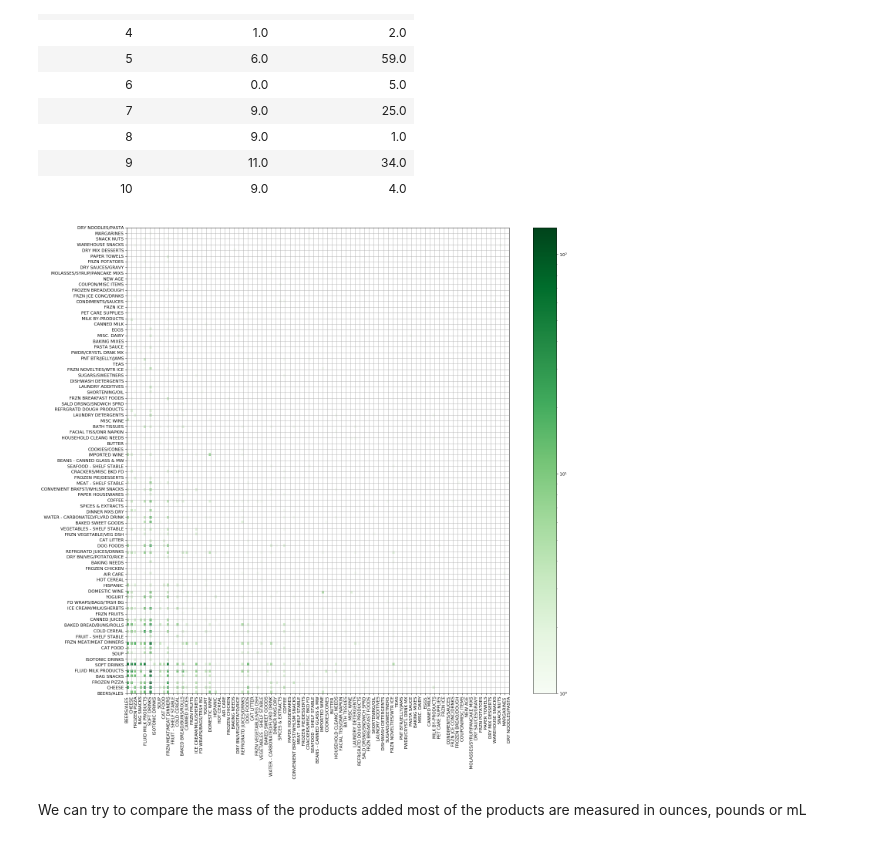
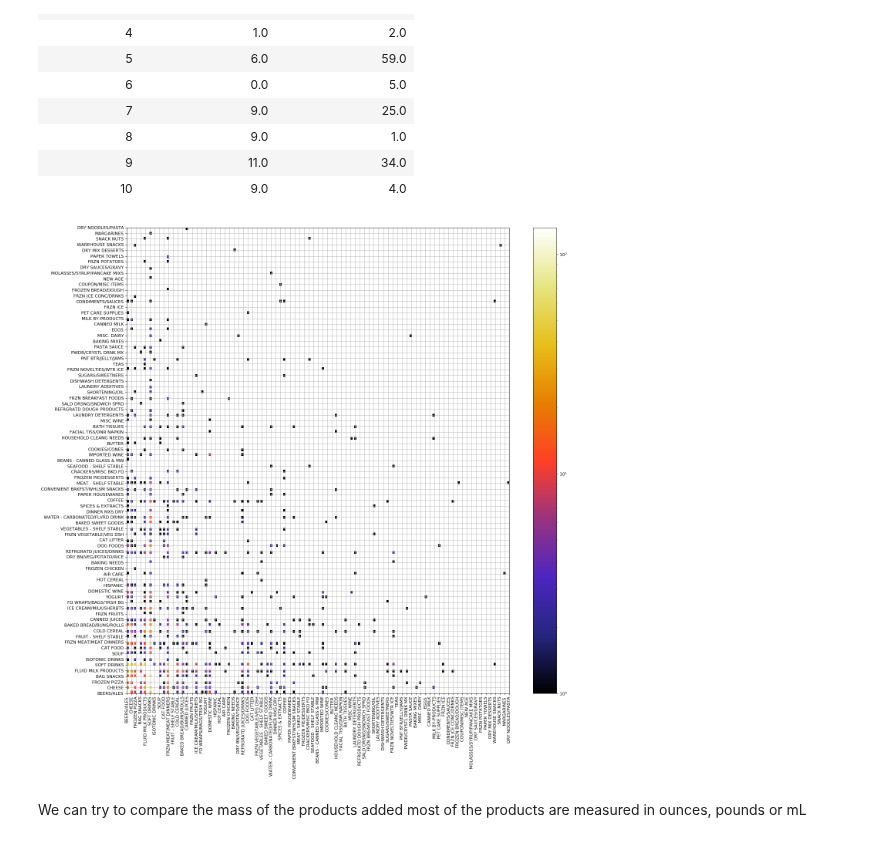
Before and after one commit to raphaelreiss/ADA_project, a Jupyter notebook: src/TermProject.ipynb, the cells around one changed output. Drawn from its saved outputs; the diff is of its cells as text; code cells hidden in the pictures.

```diff
--- a/src/TermProject.ipynb
+++ b/src/TermProject.ipynb
@@ -168,3 +164,7 @@ transaction_data_df.head()
 # Question 1: How is purchasing rate related to demographics?
 # %% [markdown]
 If we want to compare shopping amounts amongst households, we are subject to transaction amounts and the time in which they took place. We can compare the shopping rate amongst households by taking the ratio of the cummulative expenditure of a household and the number of days over which they occured.
+# %%
+transaction_data_df['paid_price'] = transaction_data_df.SALES_VALUE + transaction_data_df.RETAIL_DISC + transaction_data_df.COUPON_DISC+ transaction_data_df.COUPON_MATCH_DISC
+transaction_data_df['total_savings'] = abs(transaction_data_df.RETAIL_DISC + transaction_data_df.COUPON_DISC+ transaction_data_df.COUPON_MATCH_DISC)
+transaction_data_df.head()
@@ -390,17 +511,17 @@ top_purchased_foods.dropna(how='any',inplace=True)
 # %%
 from matplotlib.colors import LogNorm
 #fig, ax = plt.subplots(1,1)
 plt.figure(num=None, figsize=(20, 20), dpi=80, facecolor='w', edgecolor='k')
 #ax.hist2d(top_purchased_foods.COMMODITY_DESC1, top_purchased_foods.COMMODITY_DESC2, bins=100, cmap=plt.cm.BuGn_r)
 # Set ticks labels for x-axis
 plt.xticks(range(np.size(unique_com_desc)),num_to_desc.values(), rotation=90)
 plt.yticks(range(np.size(unique_com_desc)),num_to_desc.values())
 ax = plt.gca()
-counts, xedges, yedges, im = ax.hist2d(top_purchased_foods.COMMODITY_DESC1, top_purchased_foods.COMMODITY_DESC2, bins=200,cmap='Greens',norm=LogNorm())
+counts, xedges, yedges, im = ax.hist2d(top_purchased_foods.COMMODITY_DESC1, top_purchased_foods.COMMODITY_DESC2, bins=200,cmap='CMRmap',norm=LogNorm())
 plt.colorbar(im, ax=ax)
 plt.grid(True)
 # %% [output]
-[figure, old version]
+[figure, new version]
 # %% [markdown]
 We can try to compare the mass of the products added most of the products are measured in ounces, pounds or mL
 # %%
```
Also changed, not shown: parts of 24 cells of this notebook.
